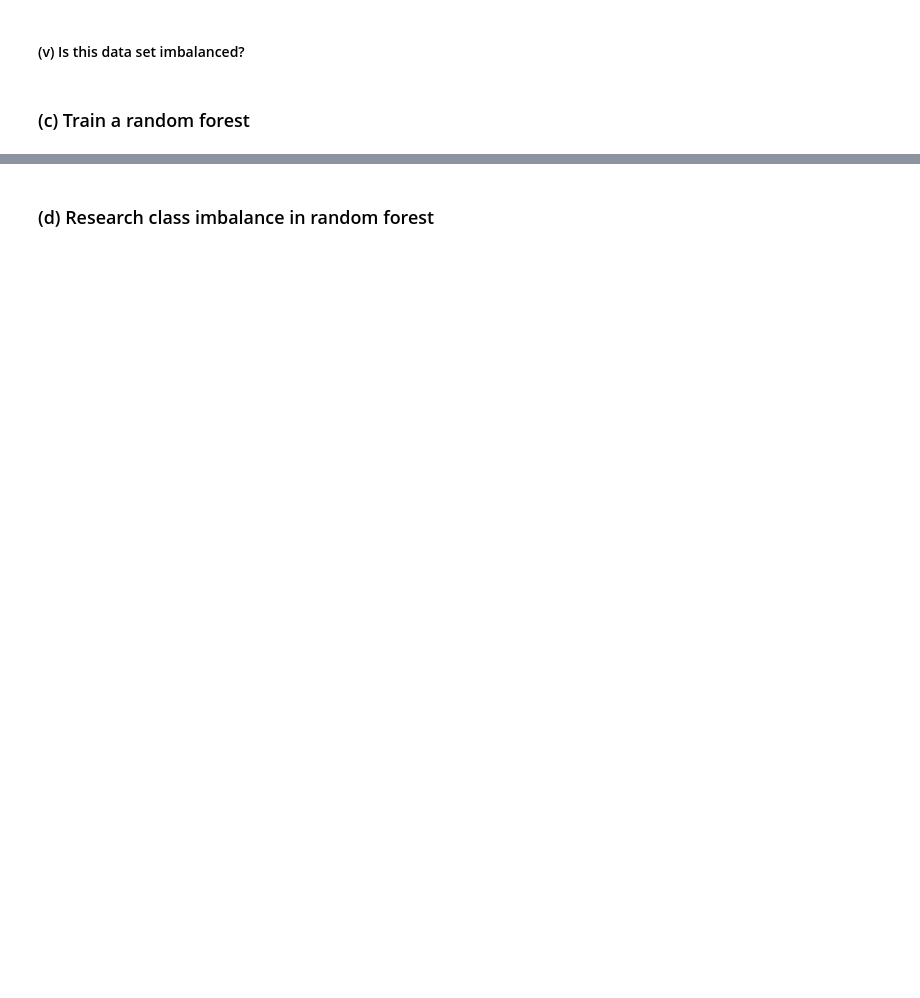
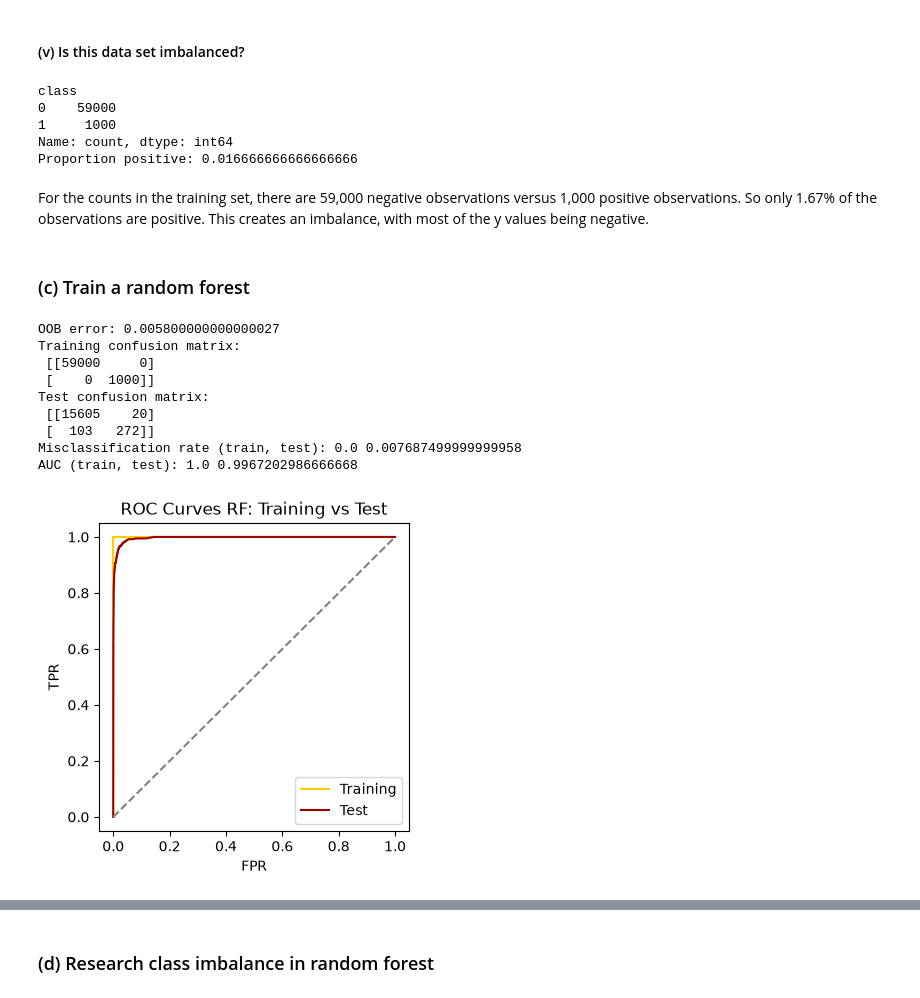
Before and after one commit to islastevenschneider/DSCI552_HW6, a Jupyter notebook: Steven-Schneider_Isla_HW6.ipynb, the cells around one changed output, grey strips where cells are left out. Saved outputs shown, nothing was run; the diff lists cells and outputs as text; code cells hidden in the pictures; blank space fills up the shorter version.

```diff
--- a/Steven-Schneider_Isla_HW6.ipynb
+++ b/Steven-Schneider_Isla_HW6.ipynb
@@ -25,4 +146,54 @@ Import packages
 # %% [markdown]
 #### (v) Is this data set imbalanced?
+# %%
+print(y_train.value_counts())
+print("Proportion positive:", y_train.mean())
+# %% [output]
+class
+0    59000
+1     1000
+Name: count, dtype: int64
+Proportion positive: 0.016666666666666666
+# %% [markdown]
+For the counts in the training set, there are 59,000 negative observations versus 1,000 positive observations. So only 1.67% of the observations are positive. This creates an imbalance, with most of the y values being negative.
 # %% [markdown]
 ### (c) Train a random forest
+# %%
+def evaluate_model(model, title):
+    pred_train = model.predict(x_train)
+    pred_test = model.predict(x_test)
+    prob_train = model.predict_proba(x_train)[:, 1]
+    prob_test = model.predict_proba(x_test)[:, 1]
+
+    print("Training confusion matrix:\n", confusion_matrix(y_train, pred_train))
+    print("Test confusion matrix:\n", confusion_matrix(y_test, pred_test))
+    print("Misclassification rate (train, test):", 1 - accuracy_score(y_train, pred_train), 1 - accuracy_score(y_test, pred_test))
+    print("AUC (train, test):", roc_auc_score(y_train, prob_train), roc_auc_score(y_test, prob_test))
+
+    fpr_train, tpr_train, _ = roc_curve(y_train, prob_train)
+    fpr_test, tpr_test, _ = roc_curve(y_test, prob_test)
+    plt.figure(figsize=(4, 4))
+    plt.plot(fpr_train, tpr_train, color="#FFCC00", label="Training")
+    plt.plot(fpr_test, tpr_test, color="#990000", label="Test")
+    plt.plot([0, 1], [0, 1], linestyle="--", color="grey")
+    plt.xlabel("FPR")
+    plt.ylabel("TPR")
+    plt.title(title)
+    plt.legend()
+    plt.show()
+# %%
+rf_model = RandomForestClassifier(n_estimators=1000, oob_score=True, random_state=1106, n_jobs=-1)
+rf_model.fit(x_train, y_train)
+print("OOB error:", 1 - rf_model.oob_score_)
+evaluate_model(rf_model, "ROC Curves RF: Training vs Test")
+# %% [output]
+OOB error: 0.005800000000000027
+Training confusion matrix:
+ [[59000     0]
+ [    0  1000]]
+Test confusion matrix:
+ [[15605    20]
+ [  103   272]]
+Misclassification rate (train, test): 0.0 0.007687499999999958
+AUC (train, test): 1.0 0.9967202986666668
+[figure, added]
```
Also changed, not shown: parts of 36 cells of this notebook, 1 other file.
